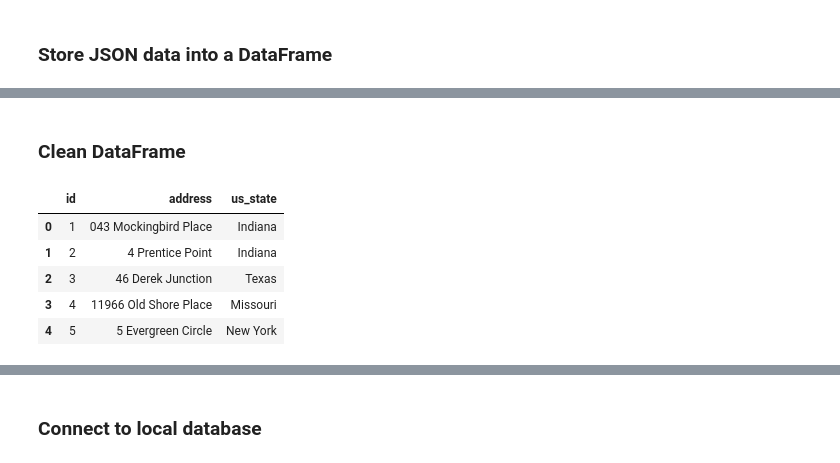
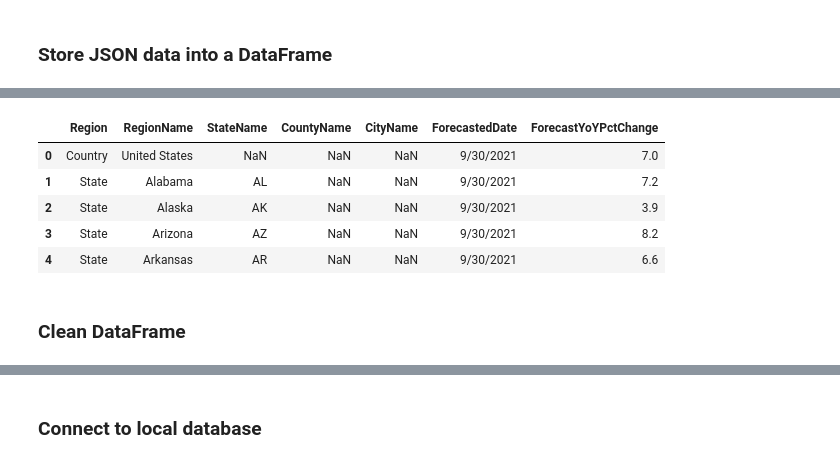
Before and after one commit to SBBoudreau/ETL-Project, a Jupyter notebook: data_etl.ipynb, the cells around one changed output, grey strips where cells are left out. Saved outputs shown, nothing was run; the diff lists cells and outputs as text; code cells hidden in the pictures.

```diff
--- a/data_etl.ipynb
+++ b/data_etl.ipynb
@@ -46,12 +63,13 @@ customer_location_df.head()
+# %%
+csv1_file = os.path.join("Resources_Zillow", "AllRegionsForPublic.csv")
+zillow_data = pd.read_csv(csv1_file)
+zillow_data.head()
+# %% [output]
+|  | Region | RegionName | StateName | CountyName | CityName | ForecastedDate | ForecastYoYPctChange |
+| 0 | Country | United States | NaN | NaN | NaN | 9/30/2021 | 7.0 |
+| 1 | State | Alabama | AL | NaN | NaN | 9/30/2021 | 7.2 |
+| 2 | State | Alaska | AK | NaN | NaN | 9/30/2021 | 3.9 |
+| 3 | State | Arizona | AZ | NaN | NaN | 9/30/2021 | 8.2 |
+| 4 | State | Arkansas | AR | NaN | NaN | 9/30/2021 | 6.6 |
 # %% [markdown]
 ### Clean DataFrame
-# %%
-new_customer_location_df = customer_location_df[["id", "address", "us_state"]].copy()
-new_customer_location_df.head()
-# %% [output]
-|  | id | address | us_state |
-| 0 | 1 | 043 Mockingbird Place | Indiana |
-| 1 | 2 | 4 Prentice Point | Indiana |
-| 2 | 3 | 46 Derek Junction | Texas |
-| 3 | 4 | 11966 Old Shore Place | Missouri |
-| 4 | 5 | 5 Evergreen Circle | New York |
```
Also changed, not shown: parts of 10 cells of this notebook.
